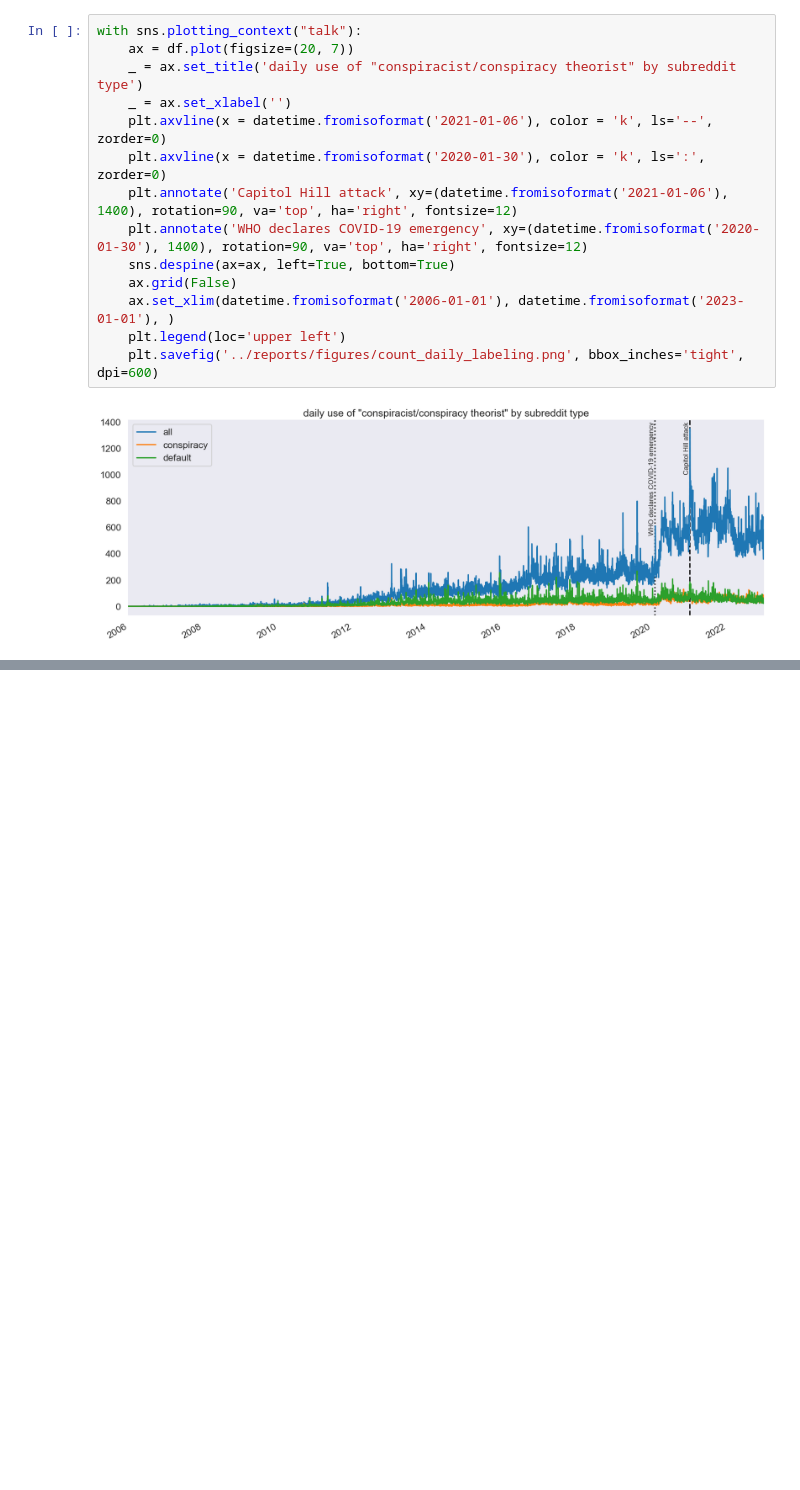
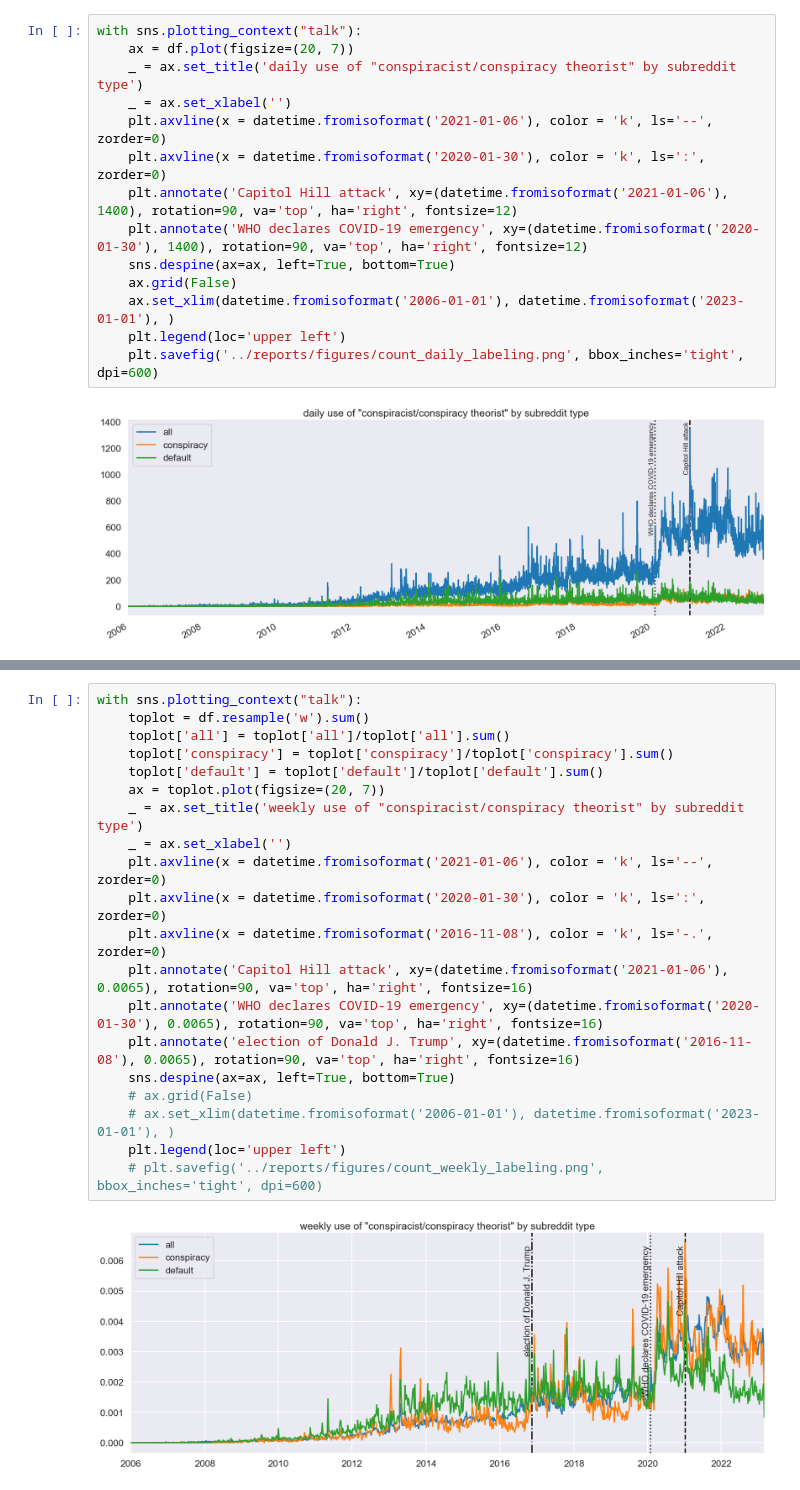
Before and after one commit to hide-ous/thrutherstoo, a Jupyter notebook: notebooks/figure_workbook.ipynb, the cells around one changed output, grey strips where cells are left out. Drawn from its saved outputs; the diff is of its cells as text; blank space fills up the shorter version.

```diff
--- a/notebooks/figure_workbook.ipynb
+++ b/notebooks/figure_workbook.ipynb
@@ -81,3 +79,25 @@ with sns.plotting_context("talk"):
     plt.savefig('../reports/figures/count_weekly_labeling.png', bbox_inches='tight', dpi=600)
 # %% [output]
 [figure]
+# %%
+with sns.plotting_context("talk"):
+    toplot = df.resample('w').sum()
+    toplot['all'] = toplot['all']/toplot['all'].sum()
+    toplot['conspiracy'] = toplot['conspiracy']/toplot['conspiracy'].sum()
+    toplot['default'] = toplot['default']/toplot['default'].sum()
+    ax = toplot.plot(figsize=(20, 7))
+    _ = ax.set_title('weekly use of "conspiracist/conspiracy theorist" by subreddit type')
+    _ = ax.set_xlabel('')
+    plt.axvline(x = datetime.fromisoformat('2021-01-06'), color = 'k', ls='--', zorder=0)
+    plt.axvline(x = datetime.fromisoformat('2020-01-30'), color = 'k', ls=':', zorder=0)
+    plt.axvline(x = datetime.fromisoformat('2016-11-08'), color = 'k', ls='-.', zorder=0)
+    plt.annotate('Capitol Hill attack', xy=(datetime.fromisoformat('2021-01-06'), 0.0065), rotation=90, va='top', ha='right', fontsize=16)
+    plt.annotate('WHO declares COVID-19 emergency', xy=(datetime.fromisoformat('2020-01-30'), 0.0065), rotation=90, va='top', ha='right', fontsize=16)
+    plt.annotate('election of Donald J. Trump', xy=(datetime.fromisoformat('2016-11-08'), 0.0065), rotation=90, va='top', ha='right', fontsize=16)
+    sns.despine(ax=ax, left=True, bottom=True)
+    # ax.grid(False)
+    # ax.set_xlim(datetime.fromisoformat('2006-01-01'), datetime.fromisoformat('2023-01-01'), )
+    plt.legend(loc='upper left')
+    # plt.savefig('../reports/figures/count_weekly_labeling.png', bbox_inches='tight', dpi=600)
+# %% [output]
+[figure, added]
```
Also changed, not shown: parts of 1 cell of this notebook.
